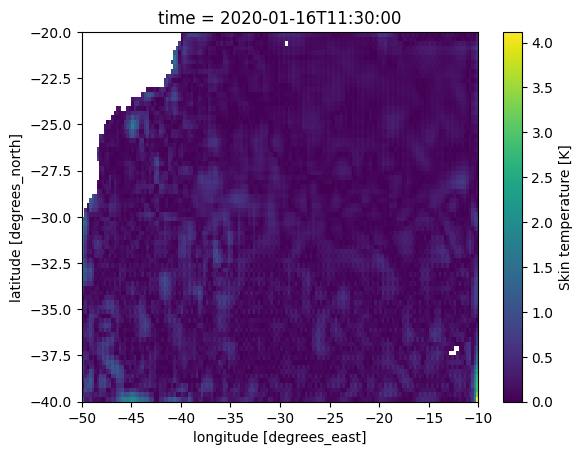
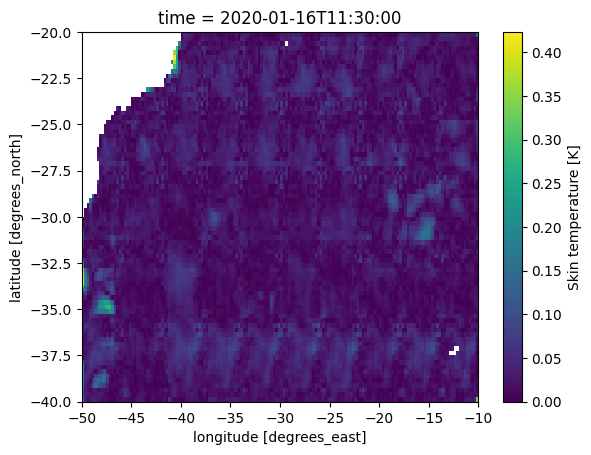
Unified diff of the notebook cell whose output changed from the first chart to the second:
--- before
+++ after
@@ -1,3 +1,4 @@
 # Mean Absolute Error
-mae = abs(monthly_subset["ts"].where(~lsm_subset["lsm"].values) - monthly_subset["ts_pred"])
-mae.plot()
+target = monthly_subset["ts"].where(~lsm_subset["lsm"].values)
+rmae = abs(target - monthly_subset["ts_pred"]) / target.std(skipna=True)
+rmae.plot()

Commit: increase patch size, plot rmae